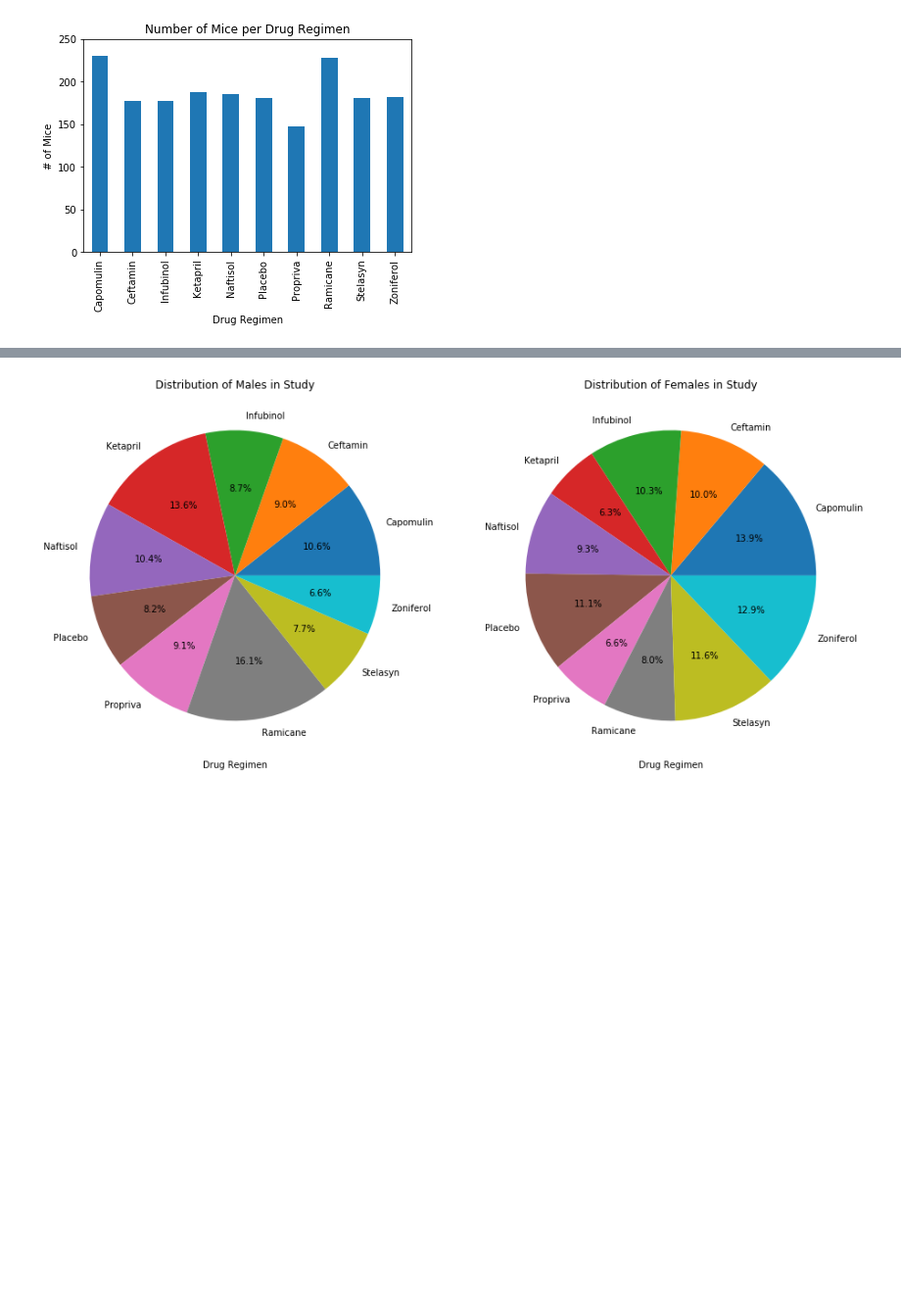
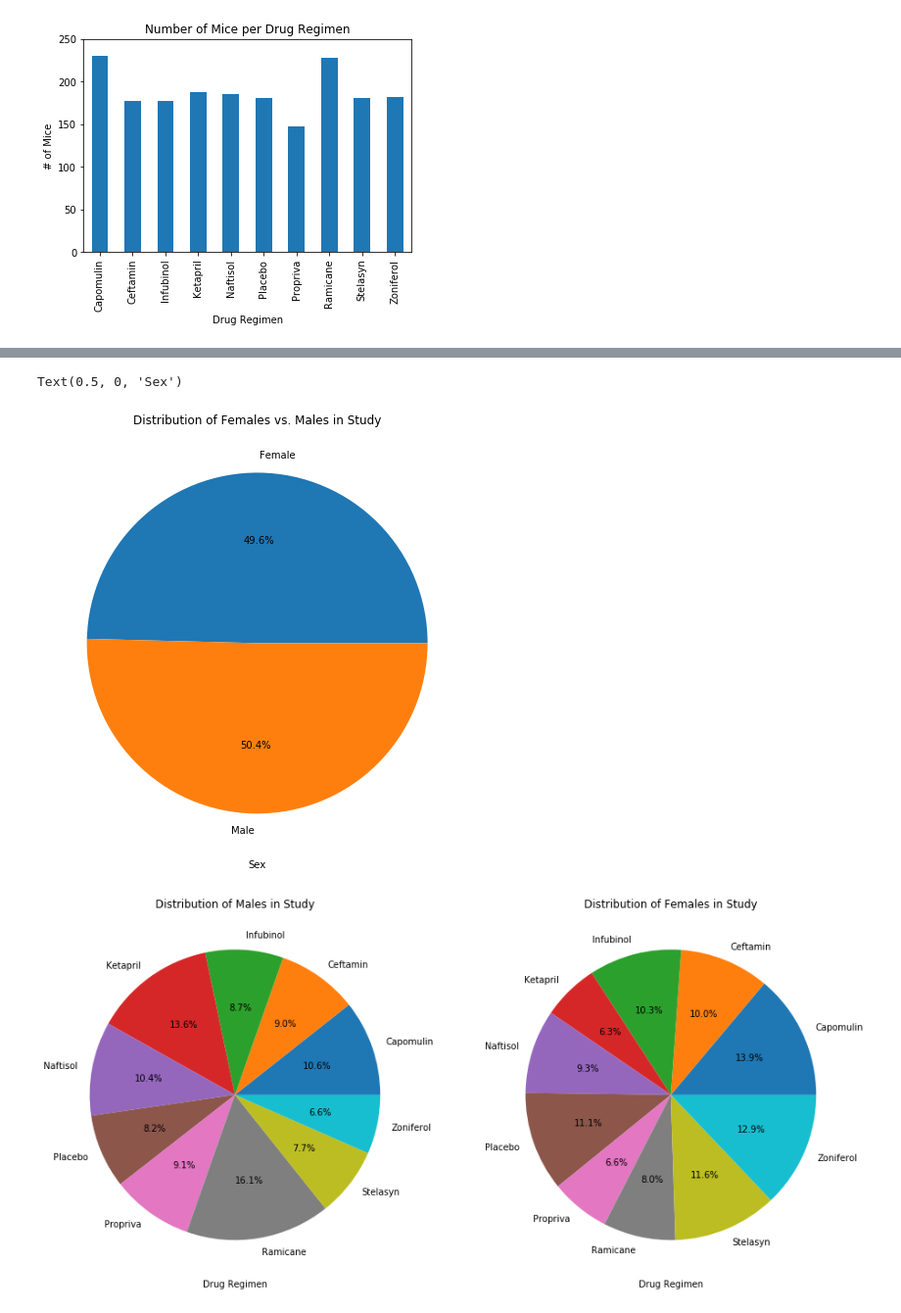
Before and after one commit to dborowski16/matplotlib-challenge, a Jupyter notebook: Pymaceuticals/Pymaceuticals.ipynb, the cells around one changed output, grey strips where cells are left out. Shown: that part at 98% size. Cells and saved outputs as stored; diff of their text form; code cells hidden in the pictures; blank space fills up the shorter version.

```diff
--- a/Pymaceuticals/Pymaceuticals.ipynb
+++ b/Pymaceuticals/Pymaceuticals.ipynb
@@ -106,3 +119,13 @@ plt.show()
+# %%
+# Generating a pie plot to show distribustion females vs males in pyplot
+plt.figure(figsize=(16,8))
+ax1 = plt.subplot()
+plt.pie(sex, labels=sex.index.array, autopct='%1.1f%%')
+ax1.set_title('Distribution of Females vs. Males in Study')
+plt.xlabel('Sex')
+# %% [output]
+Text(0.5, 0, 'Sex')
+[figure, added]
 # %%
 # Generating a pie plot to show distribustion mice for each gender in pandas
 male = cln_df[cln_df['Sex']=='Male'].groupby('Drug Regimen').count()
```
Also changed, not shown: parts of 17 cells of this notebook.
